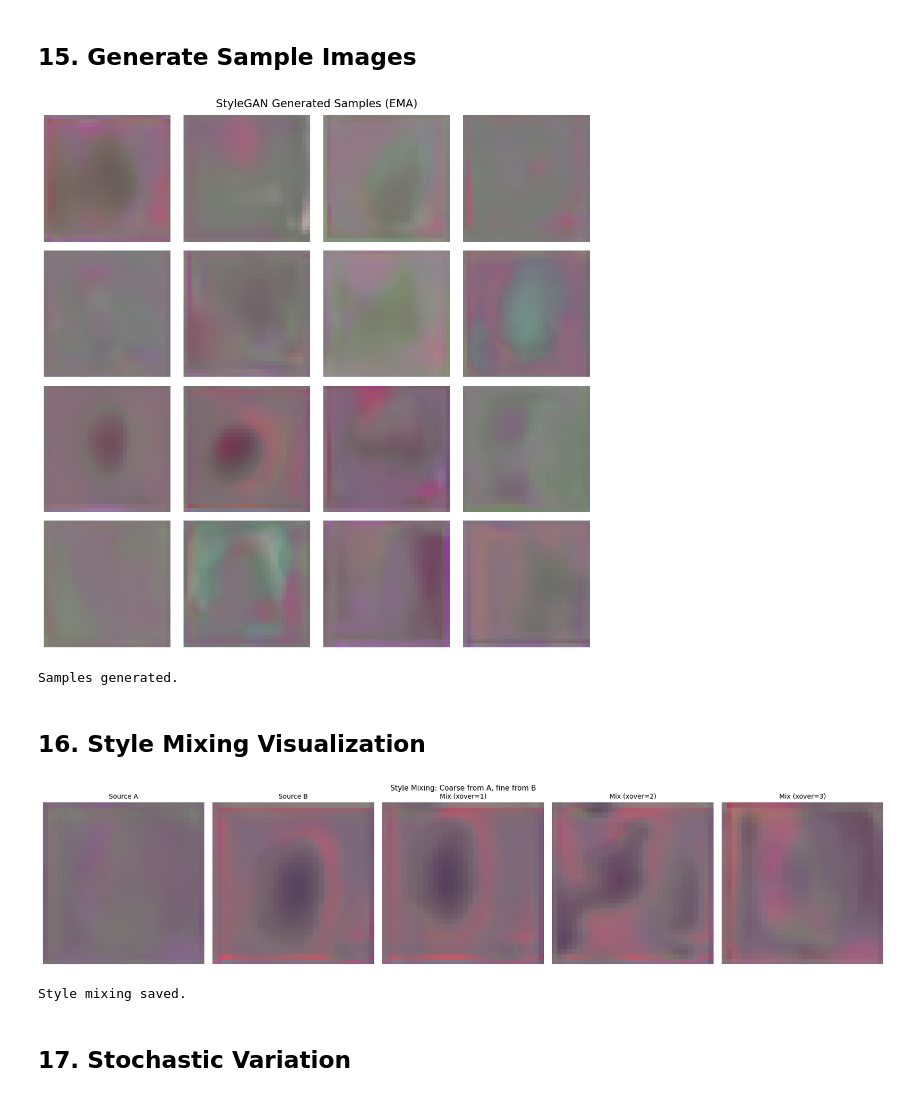
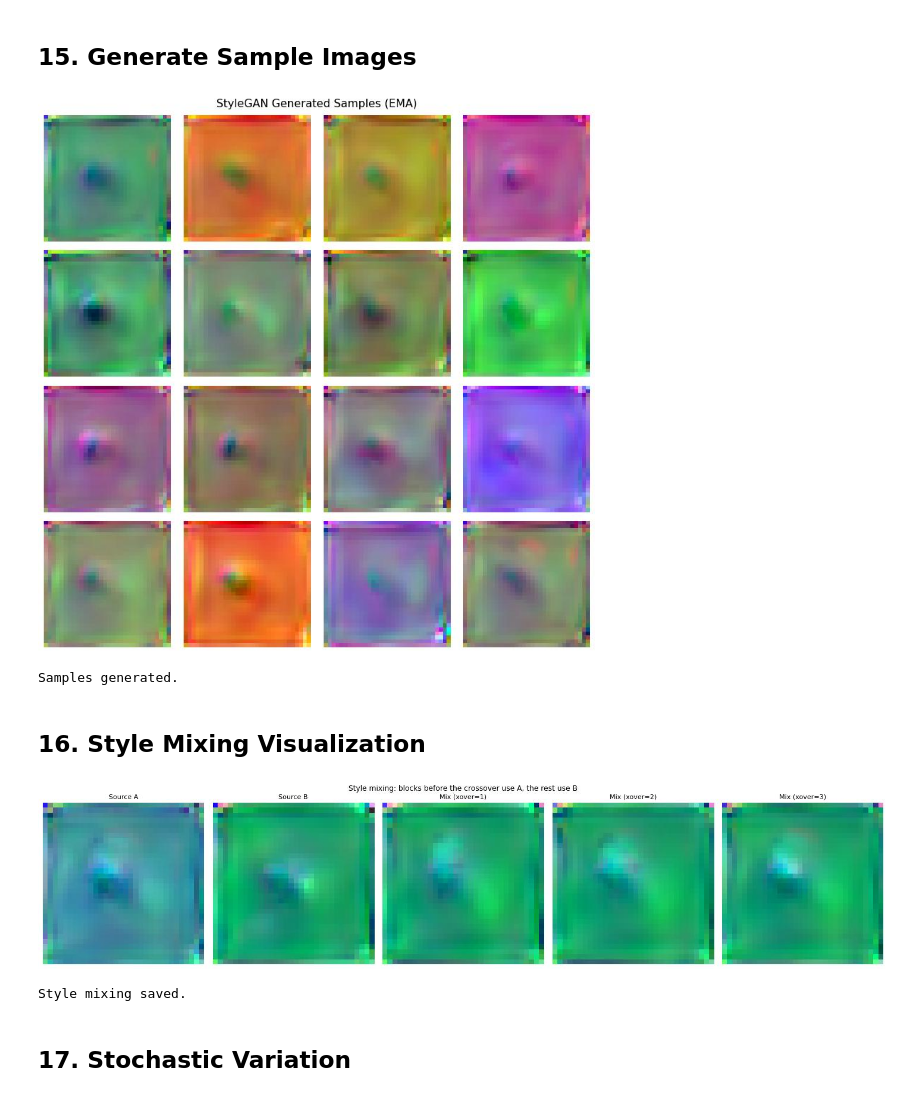
Before and after one commit to nadeemcite/research-papers, a Jupyter notebook: 030_style-based-generator-architecture-gans-stylegan/solution.ipynb, the cells around one changed output. Drawn from its saved outputs; the diff is of its cells as text; code cells hidden in the pictures.

```diff
--- a/030_style-based-generator-architecture-gans-stylegan/solution.ipynb
+++ b/030_style-based-generator-architecture-gans-stylegan/solution.ipynb
@@ -14,30 +14,44 @@ Scaled down to 32×32 resolution with lightweight architecture for Kaggle GPU ti
 # %% [markdown]
 ## 1. Imports and Configuration
 # %%
+import atexit
+import os
+import shutil
+
 import torch
 import torch.nn as nn
 import torch.nn.functional as F
 import torch.optim as optim
 from torch.utils.data import DataLoader, TensorDataset
 import matplotlib.pyplot as plt
+from matplotlib_inline.backend_inline import set_matplotlib_formats
 import numpy as np
-import warnings
-warnings.filterwarnings('ignore')
 
 torch.manual_seed(42)
 np.random.seed(42)
 
-# Config — deliberately small for Kaggle 30-min GPU limit
+# Show figures as JPEG at a modest resolution to keep the saved notebook small
+set_matplotlib_formats('jpeg')
+plt.rcParams['figure.dpi'] = 80
+
+# On Kaggle (detected from its environment), keep a copy of this notebook with its outputs when
+# the kernel exits, so `kaggle kernels output` can download the executed version
+if 'KAGGLE_KERNEL_RUN_TYPE' in os.environ:
+    atexit.register(lambda: os.path.exists('__notebook__.ipynb')
+                    and shutil.copy('__notebook__.ipynb', 'executed_solution.ipynb'))
+
+# Config: small enough to train in minutes
 LATENT_DIM = 128
 W_DIM = 128
 IMAGE_SIZE = 32
-CHANNELS = 8       # very small base feature maps
+CHANNELS = 32         # feature maps in every synthesis block
 BATCH_SIZE = 32
-EPOCHS = 1  # single epoch — tiny model trains fast on T4        # short training
+EPOCHS = 120          # 25 batches per epoch, so 3,000 training steps
 LR = 1e-3
-MAPPING_LR_SCALE = 0.01
-MIXING_PROB = 0.5
+MAPPING_LR_SCALE = 0.01   # the paper lowers the mapping network's learning rate by 100x
+MIXING_PROB = 0.9         # share of training batches that use style mixing (the paper's config F)
 R1_GAMMA = 10.0
+
 DEVICE = torch.device('cuda' if torch.cuda.is_available() else 'cpu')
 print(f"Device: {DEVICE}")
 # %% [output]
@@ -127,10 +141,9 @@ class NoiseInjection(nn.Module):
         self.weight = nn.Parameter(torch.zeros(1, channels, 1, 1))
 
     def forward(self, x):
-        if self.training:
-            noise = torch.randn(x.shape[0], 1, x.shape[2], x.shape[3], device=x.device)
-            return x + self.weight * noise
-        return x
+        # Fresh noise on every call, during training and when sampling, as in the paper
+        noise = torch.randn(x.shape[0], 1, x.shape[2], x.shape[3], device=x.device)
+        return x + self.weight * noise
 # %% [markdown]
 ## 6. Styled Convolution Block
 # %%
@@ -330,7 +343,7 @@ for epoch in range(EPOCHS):
         G_losses.append(g_loss.item())
         D_losses.append(d_loss.item())
 
-    if True:
+    if epoch == 0 or (epoch + 1) % 20 == 0:
         print(f"Epoch [{epoch+1}/{EPOCHS}] | D: {np.mean(D_losses[-len(dataloader):]):.4f} | G: {np.mean(G_losses[-len(dataloader):]):.4f}")
 
 print("Training complete!")
@@ -373,37 +395,37 @@ plt.savefig('generated_samples.png', dpi=100, bbox_inches='tight')
 plt.show()
 print("Samples generated.")
 # %% [output]
-[figure, old version]
+[figure, new version]
 Samples generated.
 # %% [markdown]
 ## 16. Style Mixing Visualization
 # %%
 """Style mixing: use w1 for coarse layers, w2 for fine layers."""
 ema_G.eval()
 with torch.no_grad():
     z1 = torch.randn(1, LATENT_DIM, device=DEVICE)
     z2 = torch.randn(1, LATENT_DIM, device=DEVICE)
     img_a = denorm(ema_G(z1)).cpu()
     img_b = denorm(ema_G(z2)).cpu()
     mixed_images = [img_a, img_b]
     labels = ['Source A', 'Source B']
     for crossover in range(1, 4):
         mixed = denorm(ema_G(z1, z2, crossover)).cpu()
         mixed_images.append(mixed)
         labels.append(f'Mix (xover={crossover})')
 
 fig, axes = plt.subplots(1, 5, figsize=(18, 4))
 for ax, img, label in zip(axes, mixed_images, labels):
     ax.imshow(img[0].permute(1, 2, 0))
     ax.set_title(label, fontsize=10)
     ax.axis('off')
-plt.suptitle('Style Mixing: Coarse from A, fine from B', fontsize=11)
+plt.suptitle('Style mixing: blocks before the crossover use A, the rest use B', fontsize=11)
 plt.tight_layout()
 plt.savefig('style_mixing.png', dpi=100, bbox_inches='tight')
 plt.show()
 print("Style mixing saved.")
 # %% [output]
-[figure, old version]
+[figure, new version]
 Style mixing saved.
 # %% [markdown]
 ## 17. Stochastic Variation
```
Also changed, not shown: parts of 9 cells of this notebook, 4 other files.
